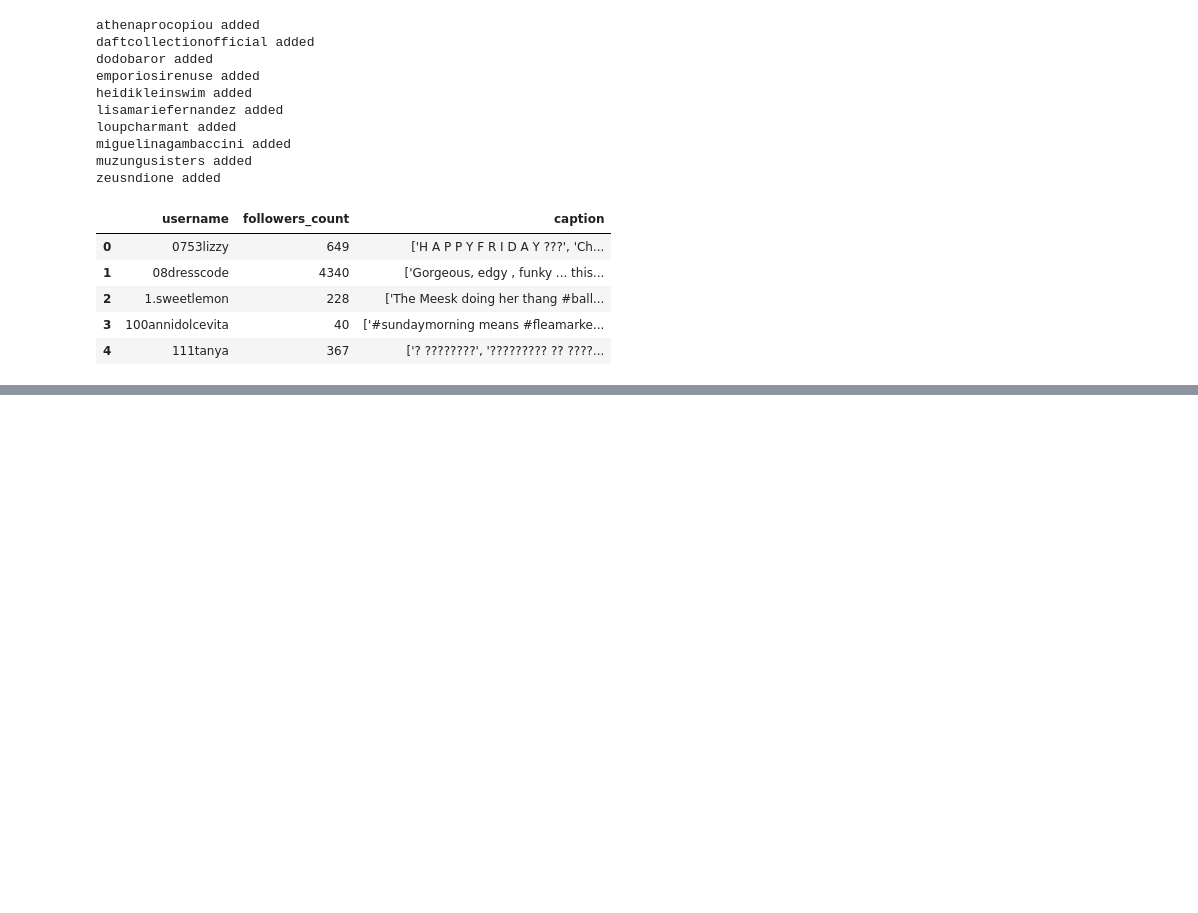
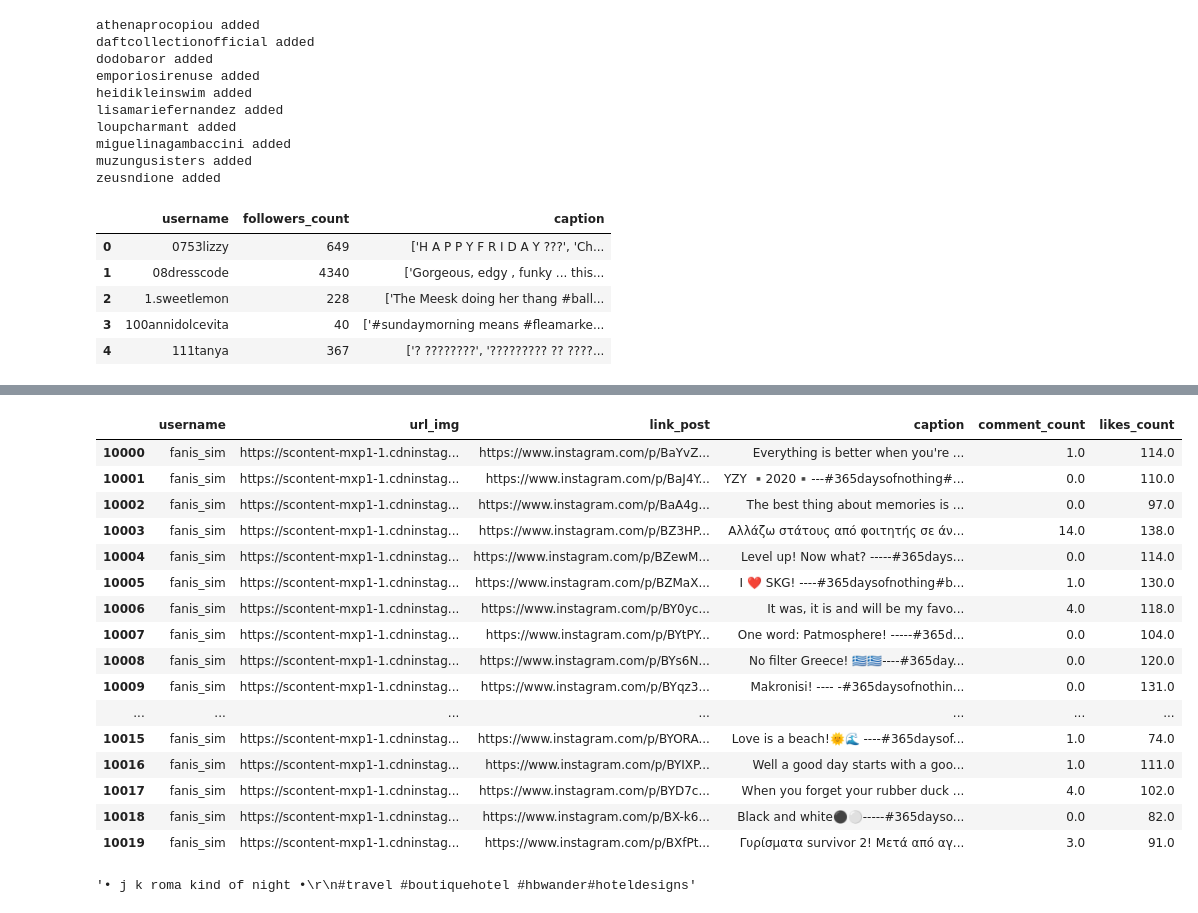
Before and after one commit to kmavon/dataswag, a Jupyter notebook: Dataset_Exploration/post_tags_list.ipynb, the cells around one changed output, grey strips where cells are left out. Cells and saved outputs as stored; diff of their text form; code cells hidden in the pictures; blank space fills up the shorter version.

```diff
--- a/Dataset_Exploration/post_tags_list.ipynb
+++ b/Dataset_Exploration/post_tags_list.ipynb
@@ -156,0 +254,24 @@ zeusndione added
+# %%
+posts_data.iloc[10000:10020]
+# %% [output]
+|  | username | url_img | link_post | caption | comment_count | likes_count |
+| 10000 | fanis_sim | https://scontent-mxp1-1.cdninstag... | https://www.instagram.com/p/BaYvZ... | Everything is better when you're ... | 1.0 | 114.0 |
+| 10001 | fanis_sim | https://scontent-mxp1-1.cdninstag... | https://www.instagram.com/p/BaJ4Y... | YZY ▪️2020▪️---#365daysofnothing#... | 0.0 | 110.0 |
+| 10002 | fanis_sim | https://scontent-mxp1-1.cdninstag... | https://www.instagram.com/p/BaA4g... | The best thing about memories is ... | 0.0 | 97.0 |
+| 10003 | fanis_sim | https://scontent-mxp1-1.cdninstag... | https://www.instagram.com/p/BZ3HP... | Αλλάζω στάτους από φοιτητής σε άν... | 14.0 | 138.0 |
+| 10004 | fanis_sim | https://scontent-mxp1-1.cdninstag... | https://www.instagram.com/p/BZewM... | Level up! Now what? -----#365days... | 0.0 | 114.0 |
+| 10005 | fanis_sim | https://scontent-mxp1-1.cdninstag... | https://www.instagram.com/p/BZMaX... | I ❤️ SKG! ----#365daysofnothing#b... | 1.0 | 130.0 |
+| 10006 | fanis_sim | https://scontent-mxp1-1.cdninstag... | https://www.instagram.com/p/BY0yc... | It was, it is and will be my favo... | 4.0 | 118.0 |
+| 10007 | fanis_sim | https://scontent-mxp1-1.cdninstag... | https://www.instagram.com/p/BYtPY... | One word: Patmosphere! -----#365d... | 0.0 | 104.0 |
+| 10008 | fanis_sim | https://scontent-mxp1-1.cdninstag... | https://www.instagram.com/p/BYs6N... | No filter Greece! 🇬🇷🇬🇷----#365day... | 0.0 | 120.0 |
+| 10009 | fanis_sim | https://scontent-mxp1-1.cdninstag... | https://www.instagram.com/p/BYqz3... | Makronisi! ---- -#365daysofnothin... | 0.0 | 131.0 |
+| ... | ... | ... | ... | ... | ... | ... |
+| 10015 | fanis_sim | https://scontent-mxp1-1.cdninstag... | https://www.instagram.com/p/BYORA... | Love is a beach!🌞🌊 ----#365daysof... | 1.0 | 74.0 |
+| 10016 | fanis_sim | https://scontent-mxp1-1.cdninstag... | https://www.instagram.com/p/BYIXP... | Well a good day starts with a goo... | 1.0 | 111.0 |
+| 10017 | fanis_sim | https://scontent-mxp1-1.cdninstag... | https://www.instagram.com/p/BYD7c... | When you forget your rubber duck ... | 4.0 | 102.0 |
+| 10018 | fanis_sim | https://scontent-mxp1-1.cdninstag... | https://www.instagram.com/p/BX-k6... | Black and white⚫️⚪️-----#365dayso... | 0.0 | 82.0 |
+| 10019 | fanis_sim | https://scontent-mxp1-1.cdninstag... | https://www.instagram.com/p/BXfPt... | Γυρίσματα survivor 2! Μετά από αγ... | 3.0 | 91.0 |
+# %%
+posts_data.iloc[4004].caption.replace('\n','')
+# %% [output]
+'• j k roma kind of night •\r\n#travel #boutiquehotel #hbwander#hoteldesigns'
```
Also changed, not shown: parts of 7 cells of this notebook, 3 other files.
